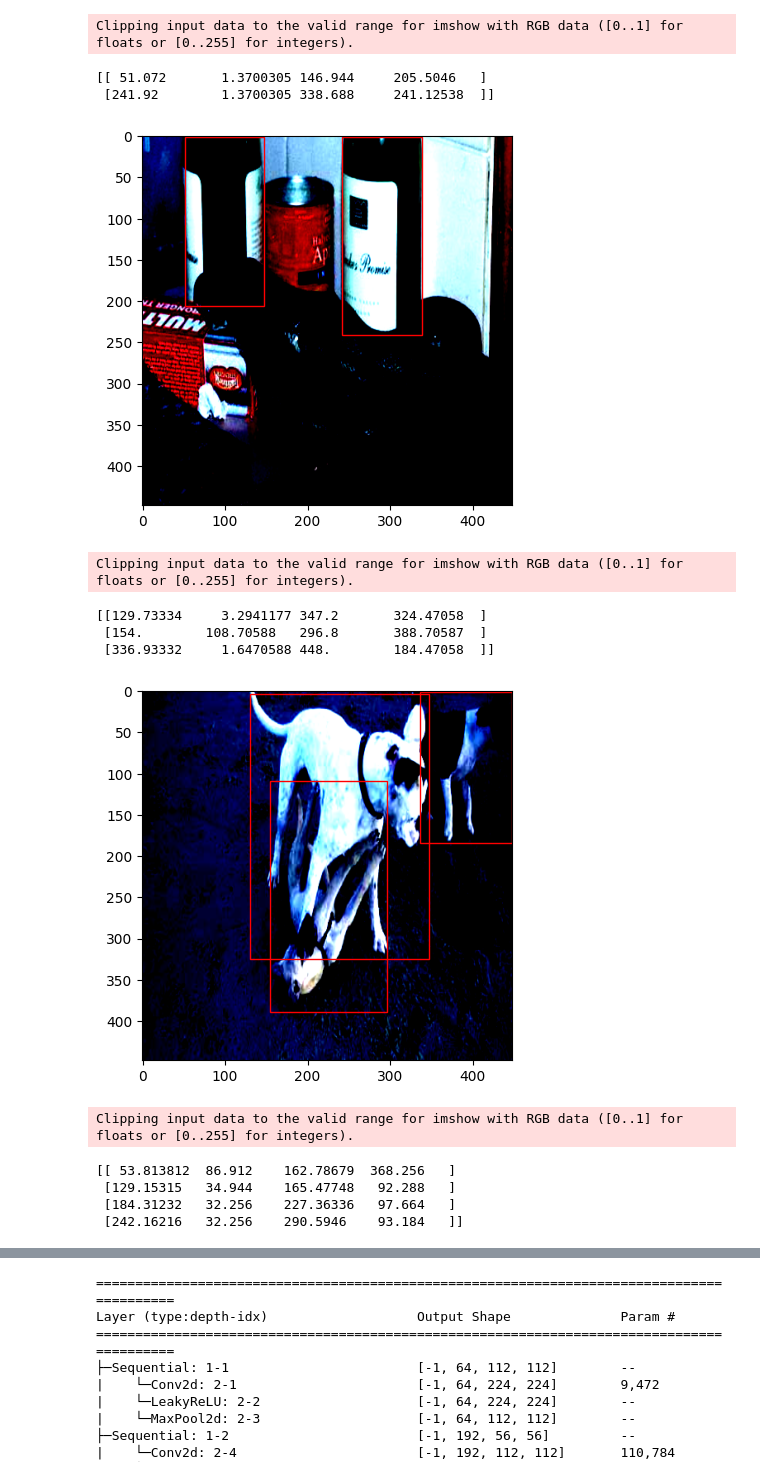
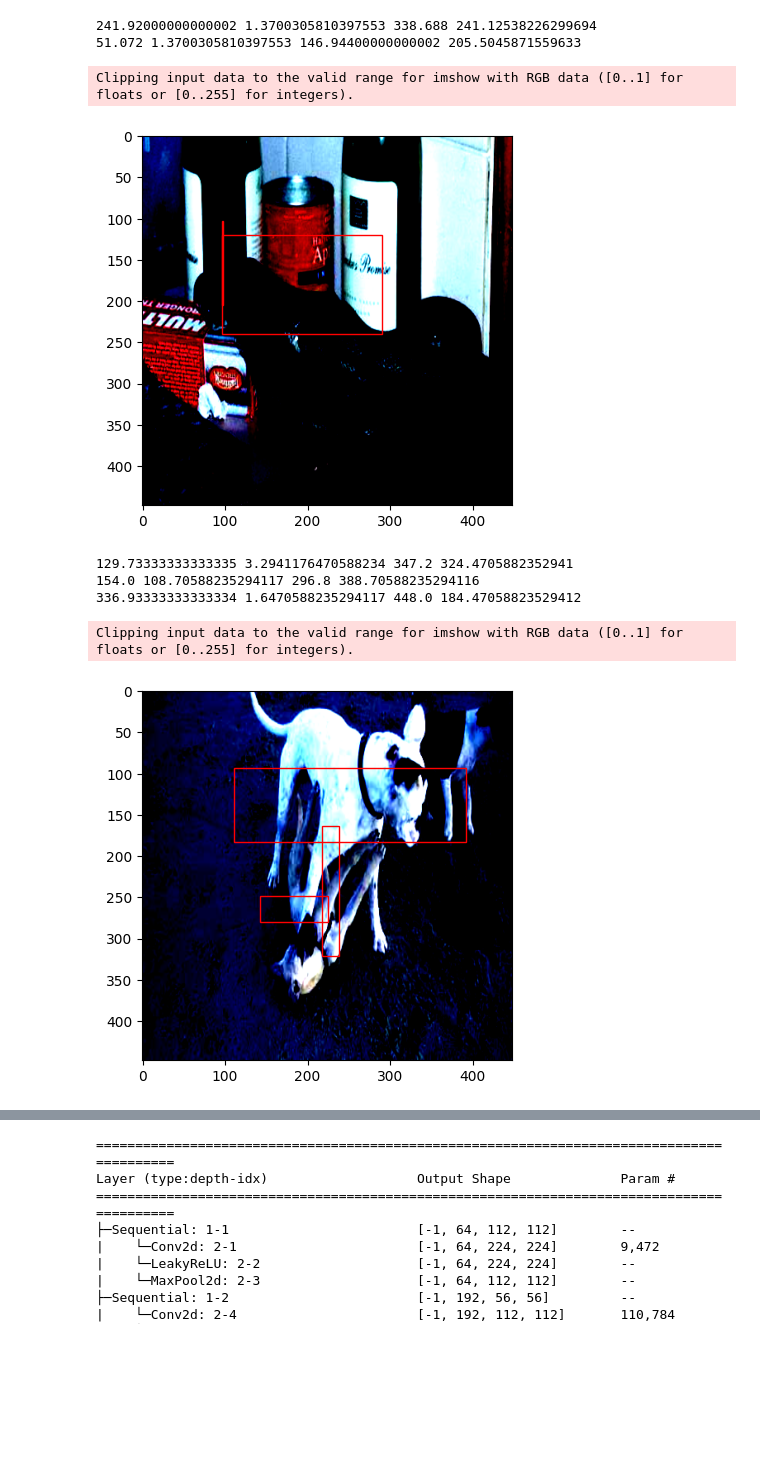
Before and after one commit to valentin-fngr/toy_torch, a Jupyter notebook: tiny_objcet_detection.ipynb, the cells around one changed output, grey strips where cells are left out. Drawn from its saved outputs; the diff is of its cells as text; code cells hidden in the pictures; blank space fills up the shorter version.

```diff
--- a/tiny_objcet_detection.ipynb
+++ b/tiny_objcet_detection.ipynb
@@ -43,8 +66,8 @@ image_transforms = transforms.Compose([
 # %%
-class CelebACustom(VOCDetection):
+class VOCDetectionCustom(VOCDetection):
 
     def __init__(self, root, image_set, transform, download):
-        super(CelebACustom, self).__init__(root=root, image_set=image_set, download=download)
+        super(VOCDetectionCustom, self).__init__(root=root, image_set=image_set, download=download)
         self.transform = transform
         self.num_boxes = config.num_boxes
         self.grid_size = config.grid_size
@@ -81,10 +104,23 @@ class CelebACustom(VOCDetection):
 
             center_x = xmin + (xmax - xmin) // 2
             center_y = ymin + (ymax - ymin) // 2
+            width = xmax - xmin
+            height = ymax - ymin
 
             responsible_cell_x = int(center_x / self.cell_size)
             responsible_cell_y = int(center_y / self.cell_size)
-            bbox = torch.tensor([xmin, ymin, xmax, ymax, 1.0] * self.num_boxes)
+            print(xmin, ymin, xmax, ymax)
+            bbox = torch.tensor([center_x, center_y, width, height, 1.0] * self.num_boxes)
+
+            # _xmin = center_x - (width // 2)
+            # _ymin = center_y - (height // 2)
+            # _xmax = _xmin + width
+            # _ymax = _ymin + height
+            # bbox = torch.tensor([xmin, ymin, xmax, ymax, 1.0] * self.num_boxes)
+            # print("true", bbox)
+            # bbox = torch.tensor([_xmin, _ymin, _xmax, _ymax, 1.0]* self.num_boxes)
+            # print("re", bbox)
+
             cls_one_hot = torch.zeros((len(CLASSES),))
             cls_one_hot[cls_id] = 1.0
             output_vector = torch.concat([bbox, cls_one_hot])
@@ -97,8 +133,8 @@ class CelebACustom(VOCDetection):
 
         return img, target
 # %%
-train_dataset =  CelebACustom(root="../../research/dataset/", download=False, image_set="train", transform=image_transforms)
-test_dataset = CelebACustom(root="../../research/dataset/", download=False, image_set="val", transform=image_transforms)
+train_dataset =  VOCDetectionCustom(root="../../research/dataset/", download=False, image_set="train", transform=image_transforms)
+test_dataset = VOCDetectionCustom(root="../../research/dataset/", download=False, image_set="val", transform=image_transforms)
 # %%
 def display_bbox(img, bboxes):
 
@@ -129,7 +164,7 @@ for idx, sample in enumerate(train_dataset):
     boxes = np.array(boxes)
 
     display_bbox(np_img, boxes)
-    if idx > 2:
+    if idx > 1:
         break
 # %% [output]
 Clipping input data to the valid range for imshow with RGB data ([0..1] for floats or [0..255] for integers).
@@ -139,14 +174,9 @@ Clipping input data to the valid range for imshow with RGB data ([0..1] for floa
-Clipping input data to the valid range for imshow with RGB data ([0..1] for floats or [0..255] for integers).
+241.92000000000002 1.3700305810397553 338.688 241.12538226299694
+51.072 1.3700305810397553 146.94400000000002 205.5045871559633
-[[ 51.072       1.3700305 146.944     205.5046   ]
- [241.92        1.3700305 338.688     241.12538  ]]
+Clipping input data to the valid range for imshow with RGB data ([0..1] for floats or [0..255] for integers).
-[figure, old version]
+[figure, new version]
-Clipping input data to the valid range for imshow with RGB data ([0..1] for floats or [0..255] for integers).
+129.73333333333335 3.2941176470588234 347.2 324.4705882352941
+154.0 108.70588235294117 296.8 388.70588235294116
+336.93333333333334 1.6470588235294117 448.0 184.47058823529412
-[[129.73334     3.2941177 347.2       324.47058  ]
- [154.        108.70588   296.8       388.70587  ]
- [336.93332     1.6470588 448.        184.47058  ]]
+Clipping input data to the valid range for imshow with RGB data ([0..1] for floats or [0..255] for integers).
-[figure, old version]
+[figure, new version]
-Clipping input data to the valid range for imshow with RGB data ([0..1] for floats or [0..255] for integers).
-[[ 53.813812  86.912    162.78679  368.256   ]
- [129.15315   34.944    165.47748   92.288   ]
- [184.31232   32.256    227.36336   97.664   ]
- [242.16216   32.256    290.5946    93.184   ]]
```
Also changed, not shown: parts of 6 cells of this notebook, 1 other file.
